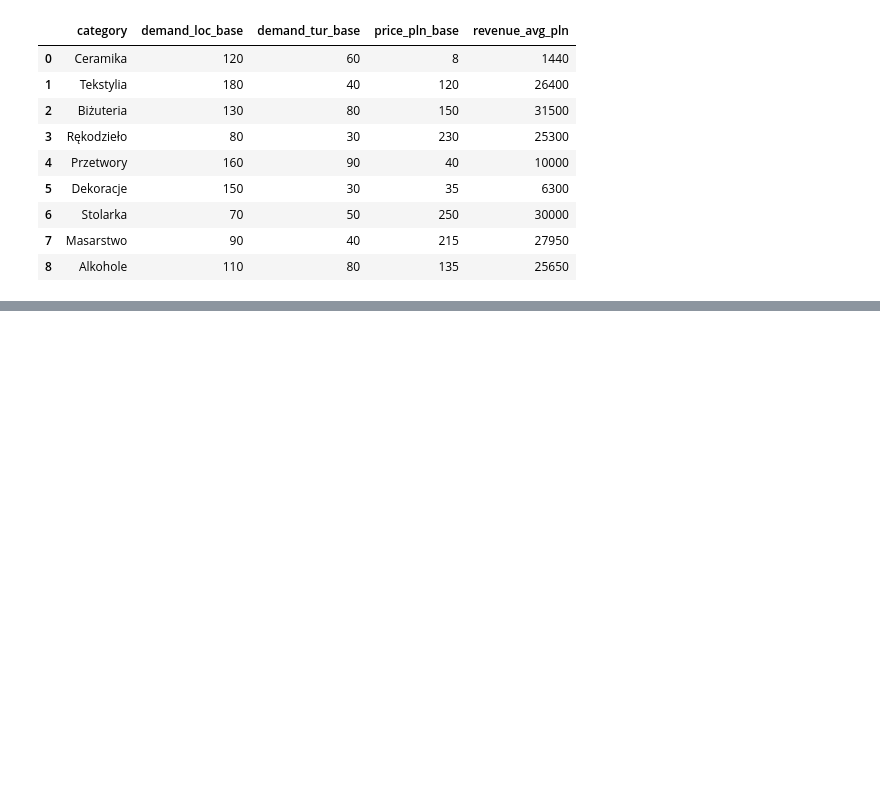
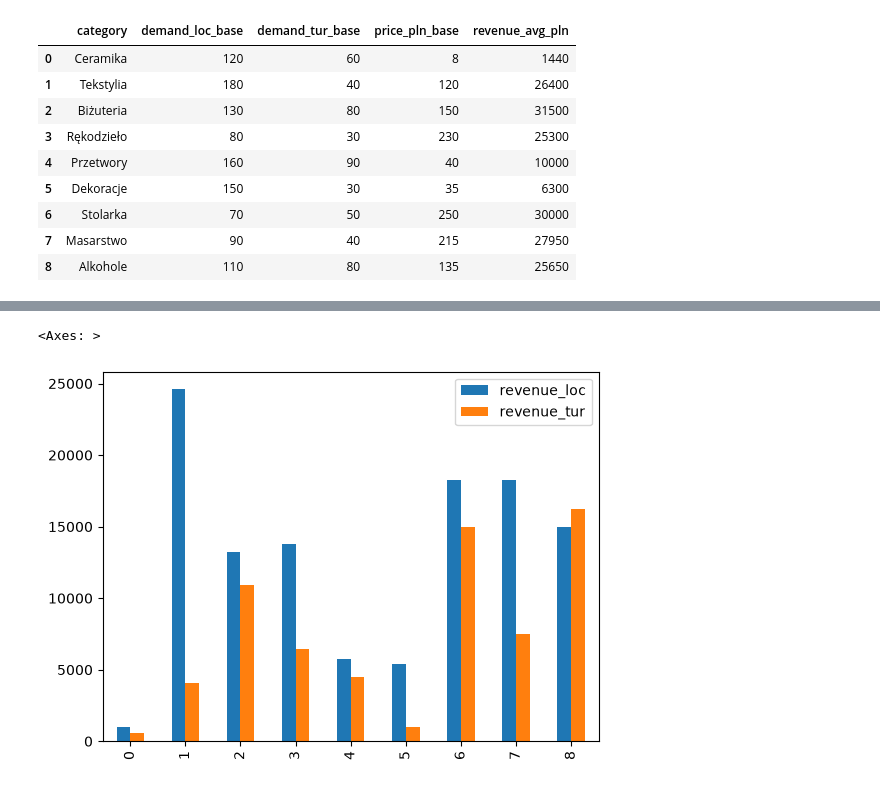
Before and after one commit to katwojuek/DataWizualizationISS1, a Jupyter notebook: 01-bar.ipynb, the cells around one changed output, grey strips where cells are left out. Cells and saved outputs as stored; diff of their text form; code cells hidden in the pictures; blank space fills up the shorter version.

```diff
--- a/01-bar.ipynb
+++ b/01-bar.ipynb
@@ -52,0 +113,5 @@ catalog
+# %%
+t1[["revenue_loc", "revenue_tur"]].plot.bar()
+# %% [output]
+<Axes: >
+[figure, added]
```
Also changed, not shown: parts of 20 cells of this notebook.
